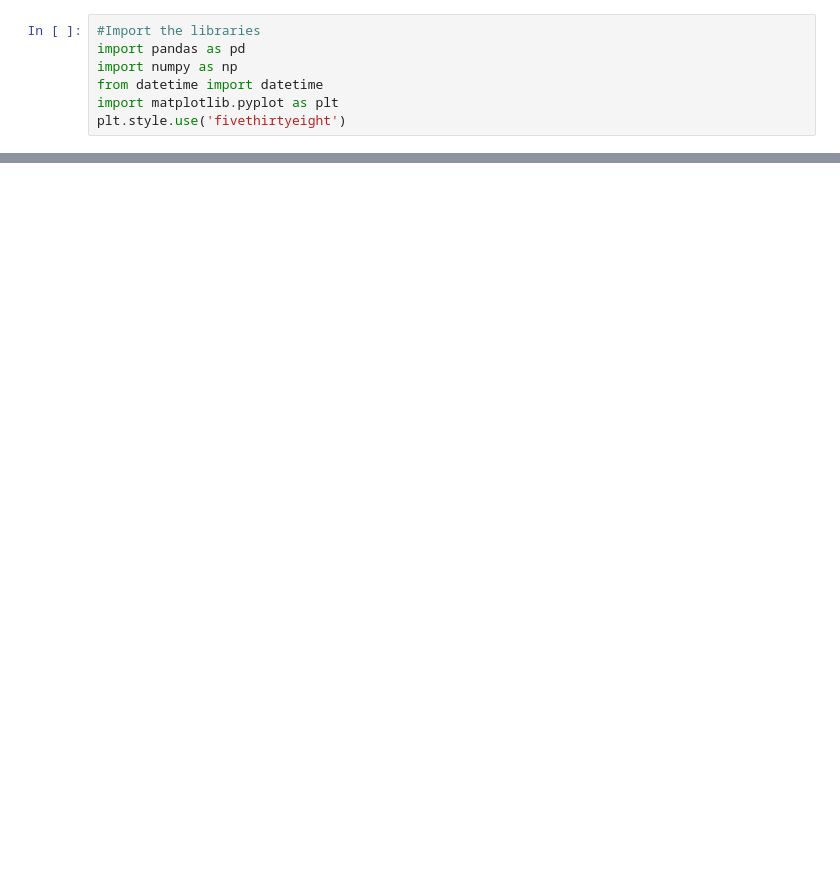
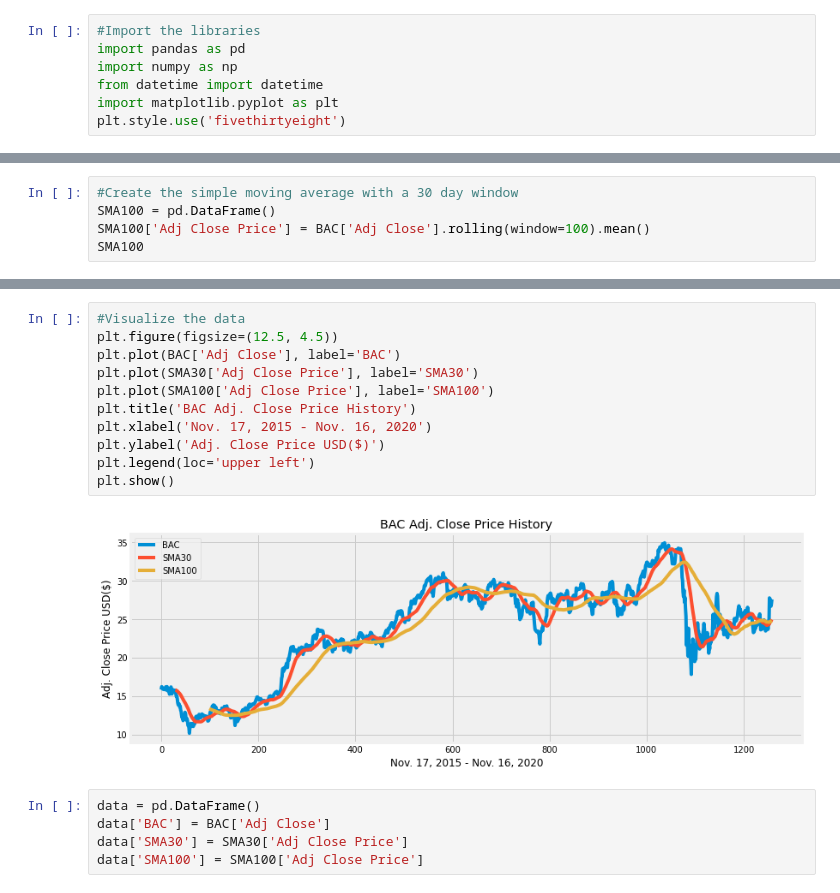
Before and after one commit to vantwoutmaarten/AlgoTrading, a Jupyter notebook: algoTradingPractice.ipynb, the cells around one changed output, grey strips where cells are left out. Saved outputs shown, nothing was run; the diff lists cells and outputs as text; blank space fills up the shorter version.

```diff
--- a/algoTradingPractice.ipynb
+++ b/algoTradingPractice.ipynb
@@ -67 +67,6 @@ SMA30
 1259 rows × 1 columns
+# %%
+#Create the simple moving average with a 30 day window
+SMA100 = pd.DataFrame()
+SMA100['Adj Close Price'] = BAC['Adj Close'].rolling(window=100).mean()
+SMA100
@@ -67,0 +87,18 @@ SMA30
+# %%
+#Visualize the data
+plt.figure(figsize=(12.5, 4.5))
+plt.plot(BAC['Adj Close'], label='BAC')
+plt.plot(SMA30['Adj Close Price'], label='SMA30')
+plt.plot(SMA100['Adj Close Price'], label='SMA100')
+plt.title('BAC Adj. Close Price History')
+plt.xlabel('Nov. 17, 2015 - Nov. 16, 2020')
+plt.ylabel('Adj. Close Price USD($)')
+plt.legend(loc='upper left')
+plt.show()
+# %% [output]
+[figure, added]
+# %%
+data = pd.DataFrame()
+data['BAC'] = BAC['Adj Close']
+data['SMA30'] = SMA30['Adj Close Price']
+data['SMA100'] = SMA100['Adj Close Price']
```
Also changed, not shown: parts of 11 cells of this notebook.
